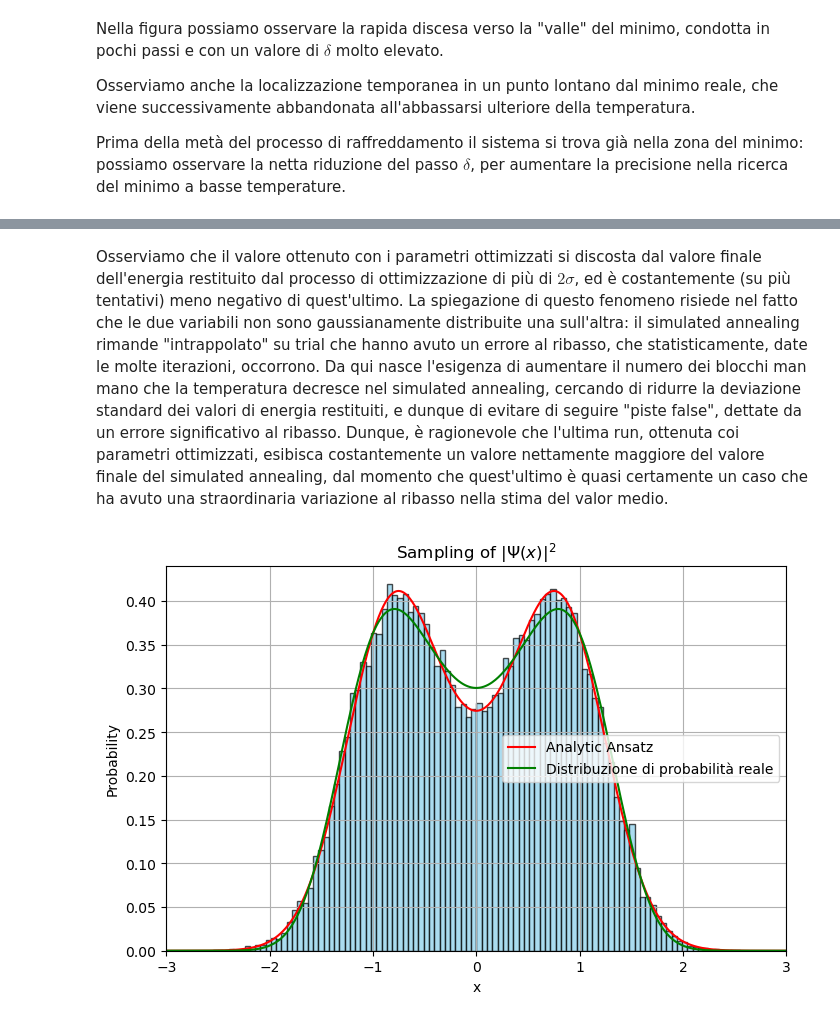
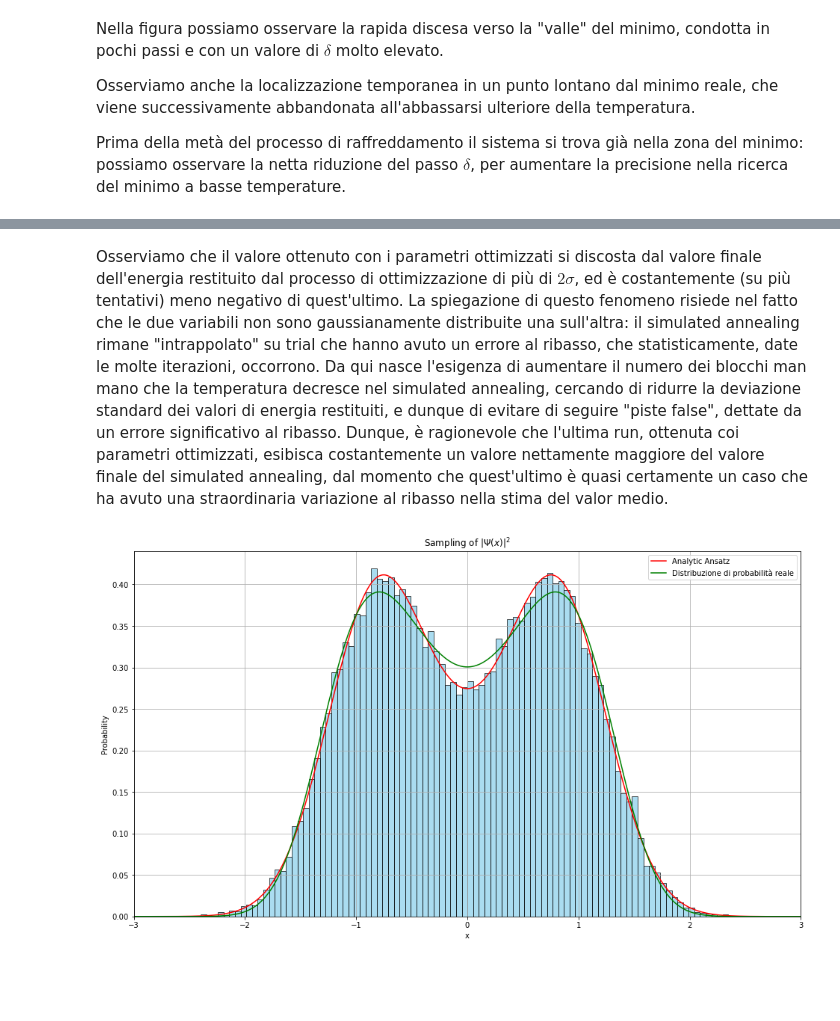
Before and after one commit to michelebrambilla/LSN-Michele-Brambilla, a Jupyter notebook: LSN_Lecture_08/LSN_Exercise_08.ipynb, the cells around one changed output, grey strips where cells are left out. Cells and saved outputs as stored; diff of their text form; code cells hidden in the pictures; blank space fills up the shorter version.

```diff
--- a/LSN_Lecture_08/LSN_Exercise_08.ipynb
+++ b/LSN_Lecture_08/LSN_Exercise_08.ipynb
@@ -299,5 +321,5 @@ Errore:  0.00276849
 # %% [markdown]
-Osserviamo che il valore ottenuto con i parametri ottimizzati si discosta dal valore finale dell'energia restituito dal processo di ottimizzazione di più di $2\sigma$, ed è costantemente (su più tentativi) meno negativo di quest'ultimo. La spiegazione di questo fenomeno risiede nel fatto che le due variabili non sono gaussianamente distribuite una sull'altra: il simulated annealing rimande "intrappolato" su trial che hanno avuto un errore al ribasso, che statisticamente, date le molte iterazioni, occorrono. Da qui nasce l'esigenza di aumentare il numero dei blocchi man mano che la temperatura decresce nel simulated annealing, cercando di ridurre la deviazione standard dei valori di energia restituiti, e dunque di evitare di seguire "piste false", dettate da un errore significativo al ribasso.
+Osserviamo che il valore ottenuto con i parametri ottimizzati si discosta dal valore finale dell'energia restituito dal processo di ottimizzazione di più di $2\sigma$, ed è costantemente (su più tentativi) meno negativo di quest'ultimo. La spiegazione di questo fenomeno risiede nel fatto che le due variabili non sono gaussianamente distribuite una sull'altra: il simulated annealing rimane "intrappolato" su trial che hanno avuto un errore al ribasso, che statisticamente, date le molte iterazioni, occorrono. Da qui nasce l'esigenza di aumentare il numero dei blocchi man mano che la temperatura decresce nel simulated annealing, cercando di ridurre la deviazione standard dei valori di energia restituiti, e dunque di evitare di seguire "piste false", dettate da un errore significativo al ribasso.
 Dunque, è ragionevole che l'ultima run, ottenuta coi parametri ottimizzati, esibisca costantemente un valore nettamente maggiore del valore finale del simulated annealing, dal momento che quest'ultimo è quasi certamente un caso che ha avuto una straordinaria variazione al ribasso nella stima del valor medio.
 # %%
 def psi2_analitica(x, mu, sigma):
@@ -325,32 +347,32 @@ CDiff = np.diag(np.ones(N-1),-1)-2*np.diag(np.ones(N),0)+np.diag(np.ones(N-1),1)
 # np.diag(np.array,k) construct a "diagonal" matrix using the np.array
 # The default is k=0. Use k>0 for diagonals above the main diagonal,
 # and k<0 for diagonals below the main diagonal
 
 # Hamiltonian matrix
 H = (-(hbar**2)*CDiff)/(2*m*dx**2) + np.diag(V)
 
 # Compute eigenvectors and their eigenvalues
 E,psi = np.linalg.eigh(H)
 
 # Take the transpose & normalize
 psi = np.transpose(psi)
 psi = psi/np.sqrt(dx)
 
 density = np.loadtxt("Histo.txt", usecols = 0, unpack = True)
 x_lin = np.linspace(-3, 3, 500)
 
-plt.figure(figsize=(8,5))
+plt.figure(figsize=(16,9))
 
 plt.plot(x_lin, psi2_analitica(x_lin, mu[-1], sigma[-1]), label='Analytic Ansatz', color='red')
 plt.plot(x,(psi[0])**2, color='green', label= 'Distribuzione di probabilità reale')
 plt.hist(density, bins=100, density=True, alpha=0.7, color='skyblue', edgecolor='black')
 
 plt.xlim((-3,3))
 plt.title(r'Sampling of $|\Psi(x)|^2$')
 plt.xlabel('x')
 plt.ylabel('Probability')
 plt.legend()
 plt.grid(True)
 plt.show()
 # %% [output]
-[figure, old version]
+[figure, new version]
```
Also changed, not shown: parts of 13 cells of this notebook, 1 other file.
